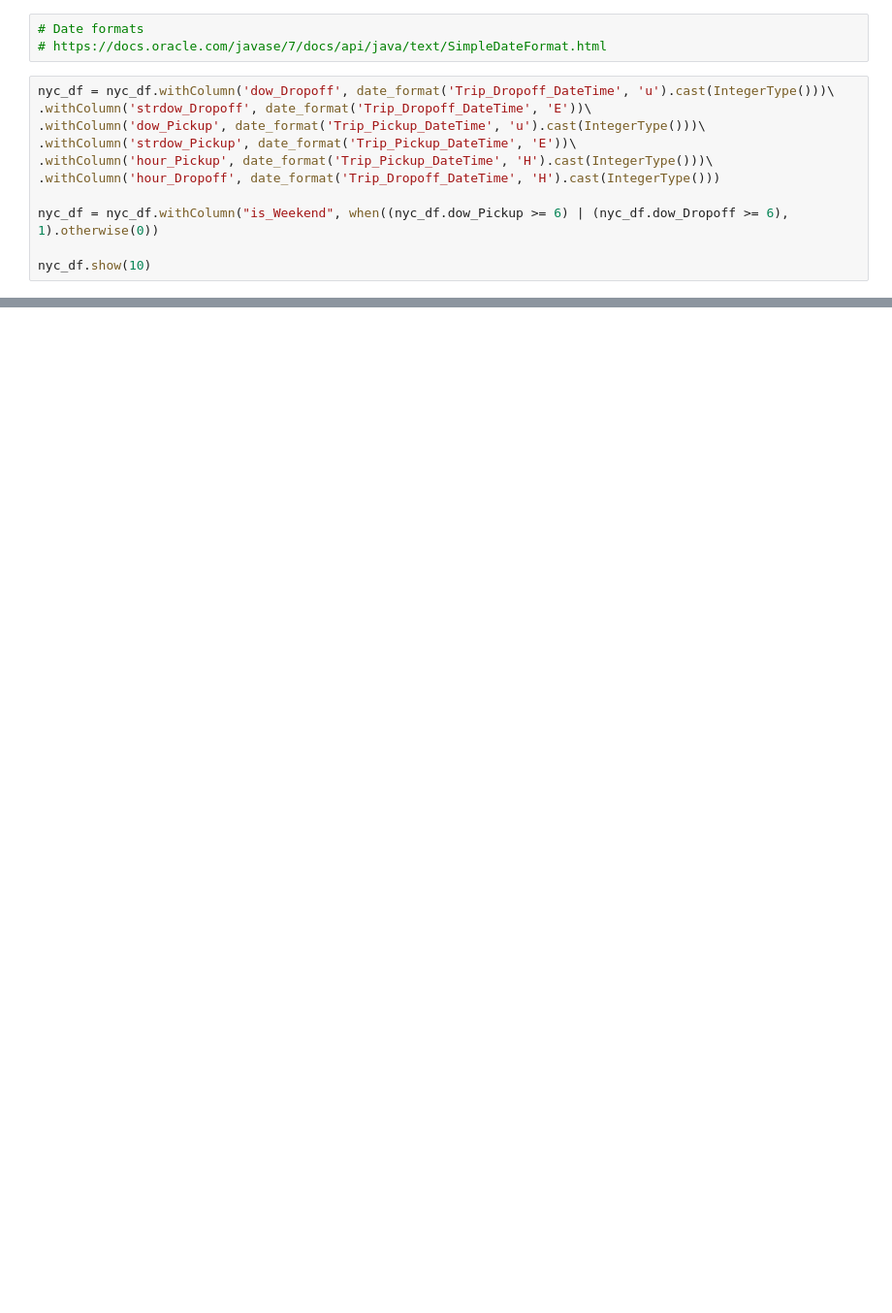
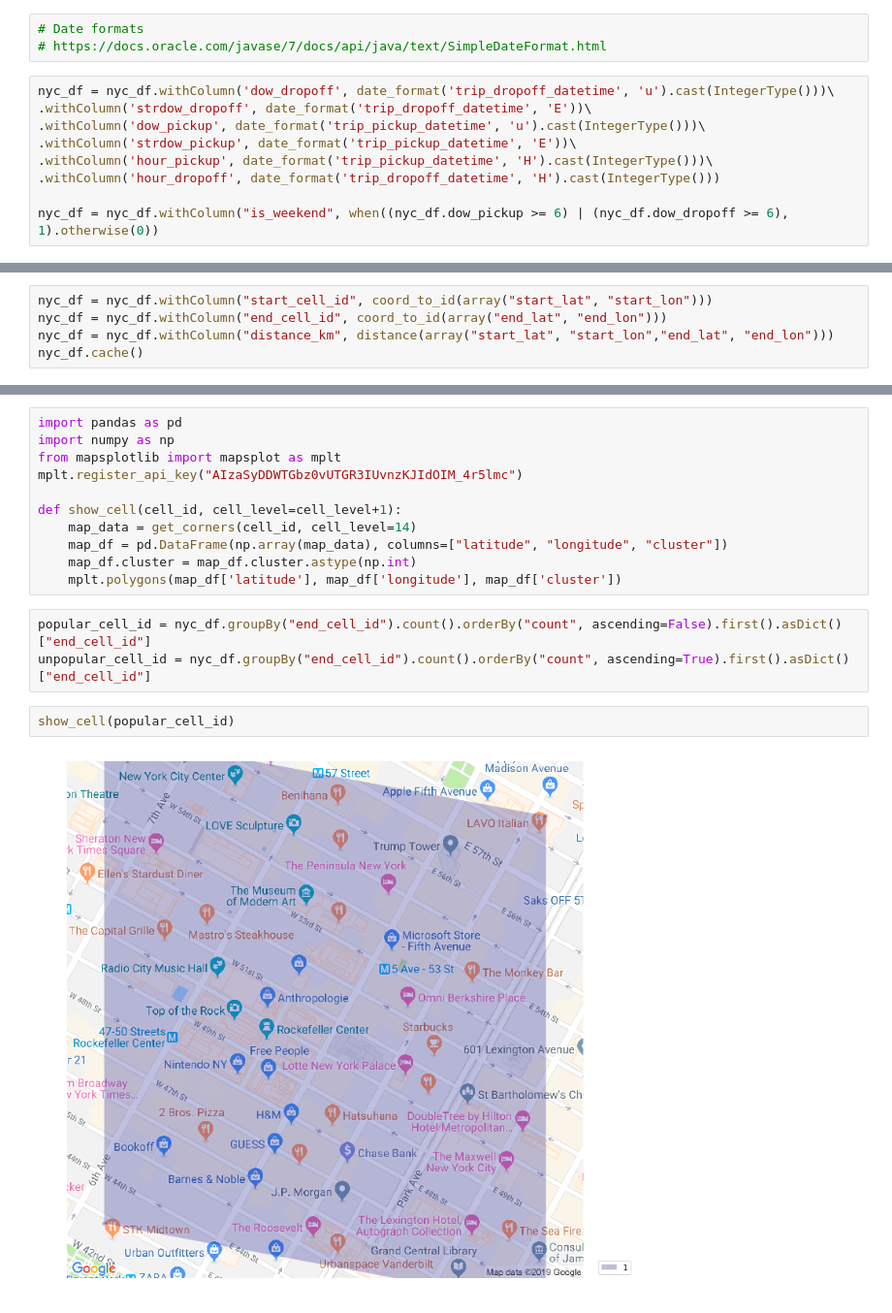
Before and after one commit to crystalxs/NYC-SF-Mapping, a Jupyter notebook: NYC Data.ipynb, the cells around one changed output, grey strips where cells are left out. Shown: that part at 97% size. Drawn from its saved outputs; the diff is of its cells as text; blank space fills up the shorter version.

```diff
--- a/NYC Data.ipynb
+++ b/NYC Data.ipynb
@@ -45,13 +53,11 @@ Extract day of week, add "is_Weekend" flag when trip starts OR ends during the w
 # Date formats
 # https://docs.oracle.com/javase/7/docs/api/java/text/SimpleDateFormat.html
 # %%
-nyc_df = nyc_df.withColumn('dow_Dropoff', date_format('Trip_Dropoff_DateTime', 'u').cast(IntegerType()))\
-.withColumn('strdow_Dropoff', date_format('Trip_Dropoff_DateTime', 'E'))\
-.withColumn('dow_Pickup', date_format('Trip_Pickup_DateTime', 'u').cast(IntegerType()))\
-.withColumn('strdow_Pickup', date_format('Trip_Pickup_DateTime', 'E'))\
-.withColumn('hour_Pickup', date_format('Trip_Pickup_DateTime', 'H').cast(IntegerType()))\
-.withColumn('hour_Dropoff', date_format('Trip_Dropoff_DateTime', 'H').cast(IntegerType()))
+nyc_df = nyc_df.withColumn('dow_dropoff', date_format('trip_dropoff_datetime', 'u').cast(IntegerType()))\
+.withColumn('strdow_dropoff', date_format('trip_dropoff_datetime', 'E'))\
+.withColumn('dow_pickup', date_format('trip_pickup_datetime', 'u').cast(IntegerType()))\
+.withColumn('strdow_pickup', date_format('trip_pickup_datetime', 'E'))\
+.withColumn('hour_pickup', date_format('trip_pickup_datetime', 'H').cast(IntegerType()))\
+.withColumn('hour_dropoff', date_format('trip_dropoff_datetime', 'H').cast(IntegerType()))
 
-nyc_df = nyc_df.withColumn("is_Weekend", when((nyc_df.dow_Pickup >= 6) | (nyc_df.dow_Dropoff >= 6), 1).otherwise(0))
-
-nyc_df.show(10)
+nyc_df = nyc_df.withColumn("is_weekend", when((nyc_df.dow_pickup >= 6) | (nyc_df.dow_dropoff >= 6), 1).otherwise(0))
@@ -91,0 +134,5 @@ root
+# %%
+nyc_df = nyc_df.withColumn("start_cell_id", coord_to_id(array("start_lat", "start_lon")))
+nyc_df = nyc_df.withColumn("end_cell_id", coord_to_id(array("end_lat", "end_lon")))
+nyc_df = nyc_df.withColumn("distance_km", distance(array("start_lat", "start_lon","end_lat", "end_lon")))
+nyc_df.cache()
@@ -91,0 +203,18 @@ root
+# %%
+import pandas as pd
+import numpy as np
+from mapsplotlib import mapsplot as mplt
+mplt.register_api_key("AIzaSyDDWTGbz0vUTGR3IUvnzKJIdOIM_4r5lmc")
+
+def show_cell(cell_id, cell_level=cell_level+1):
+    map_data = get_corners(cell_id, cell_level=14)
+    map_df = pd.DataFrame(np.array(map_data), columns=["latitude", "longitude", "cluster"])
+    map_df.cluster = map_df.cluster.astype(np.int)
+    mplt.polygons(map_df['latitude'], map_df['longitude'], map_df['cluster'])
+# %%
+popular_cell_id = nyc_df.groupBy("end_cell_id").count().orderBy("count", ascending=False).first().asDict()["end_cell_id"]
+unpopular_cell_id = nyc_df.groupBy("end_cell_id").count().orderBy("count", ascending=True).first().asDict()["end_cell_id"]
+# %%
+show_cell(popular_cell_id)
+# %% [output]
+[figure, added]
```
Also changed, not shown: parts of 17 cells of this notebook.
